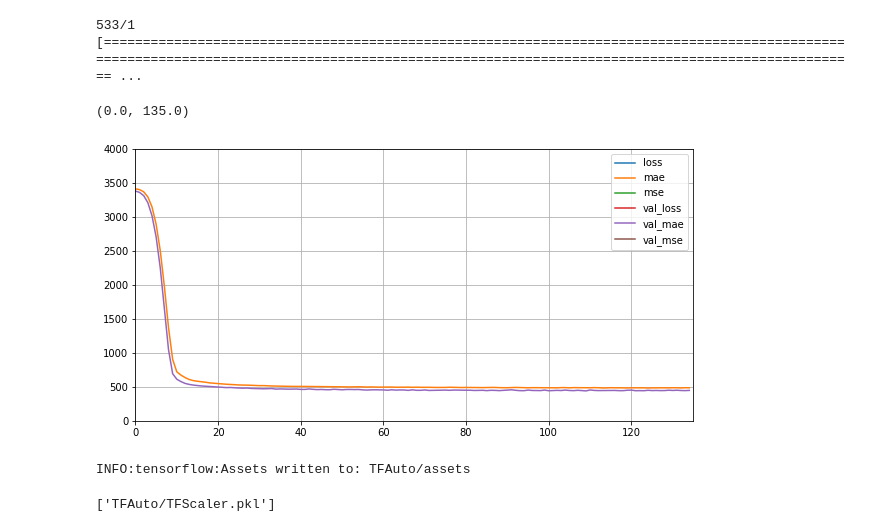
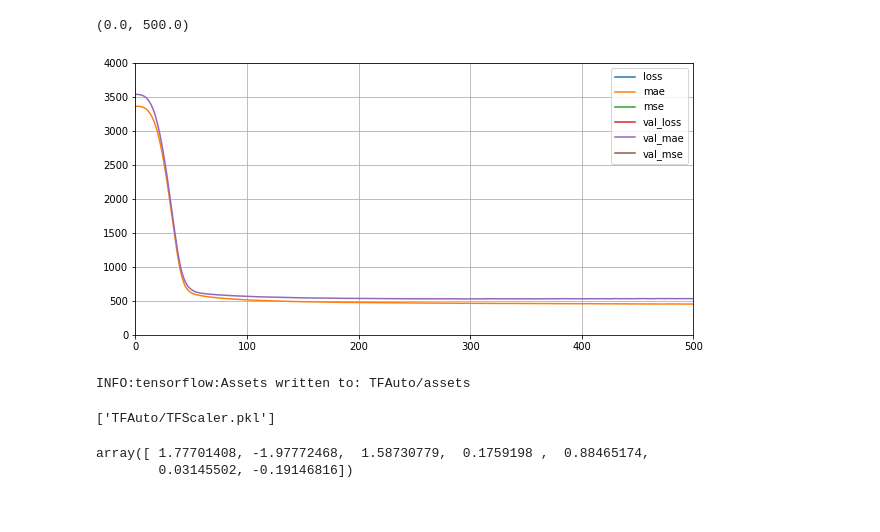
Before and after one commit to marcusabu/Autos, a Jupyter notebook: models/3. Tensorflow.ipynb, the cells around one changed output. Drawn from its saved outputs; the diff is of its cells as text; code cells hidden in the pictures.

```diff
--- a/models/3. Tensorflow.ipynb
+++ b/models/3. Tensorflow.ipynb
@@ -37,0 +31,4 @@ df_train
+# %%
+df_train = df_train.drop('titel', axis=1)
+df_test = df_test.drop('titel', axis=1)
+df_test
@@ -66,42 +61,41 @@ df_train.drop(['prijs'], axis=1)
 # %%
 model = keras.models.Sequential([
     keras.layers.Dense(100, activation="relu", input_shape=X_train.shape[1:]),
-    keras.layers.Dense(6, activation="relu"),
+    keras.layers.Dense(50, activation="relu"),
 #     keras.layers.Dense(100, activation="relu"),
 #     keras.layers.Dense(50, activation="relu"),
     keras.layers.Dense(1)
 ])
 
-optimizer = keras.optimizers.Adam(learning_rate=0.01)
+optimizer = keras.optimizers.Adam(learning_rate=0.001)
 
 model.compile(
     loss="mean_squared_error",
     optimizer=optimizer,
     metrics=['mae', 'mse']
 )
 
 callback = tf.keras.callbacks.EarlyStopping(monitor='loss', patience=10)
 
 history = model.fit(
     X_train_tf,
     y_train_tf.values,
     batch_size=32,
     epochs=500,
     validation_data=(X_valid, y_valid.values),
     verbose=0,
     callbacks=[callback]
 )
 
 mse_test = model.evaluate(X_test, y_test.values)
 
 pd.DataFrame(history.history).plot(figsize=(10, 5))
 plt.grid(True)
 plt.gca().set_ylim(0, 4000)
 plt.gca().set_xlim(0, len(history.history['loss']))
 # %% [output]
-533/1 [================================================================================================================================================================================================= ...
+(0.0, 500.0)
-(0.0, 135.0)
-[figure, old version]
+[figure, new version]
 # %%
 model_version = "0001"
 model_name = "TFAuto"
@@ -113,4 +107,7 @@ joblib.dump(scaler, scaler_path)
 INFO:tensorflow:Assets written to: TFAuto/assets
 ['TFAuto/TFScaler.pkl']
 # %%
-X_test
+X_test[0]
+# %% [output]
+array([ 1.77701408, -1.97772468,  1.58730779,  0.1759198 ,  0.88465174,
+        0.03145502, -0.19146816])
```
Also changed, not shown: parts of 5 cells of this notebook, 8 other files.
